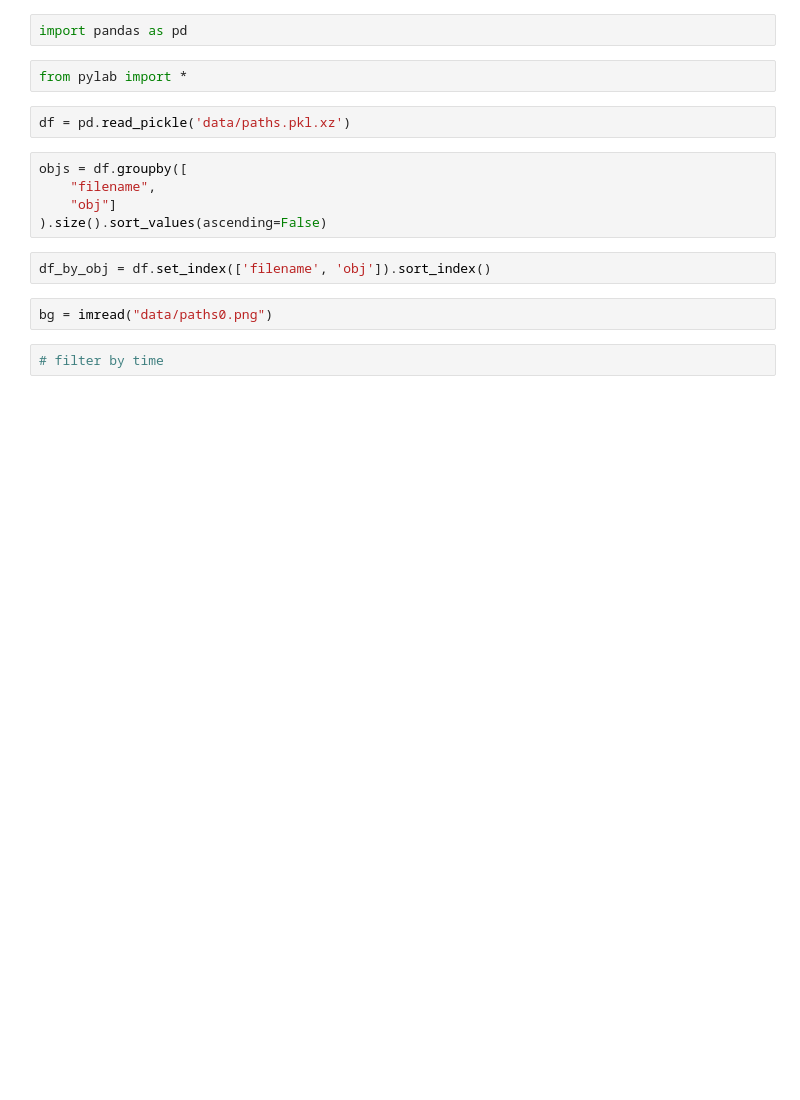
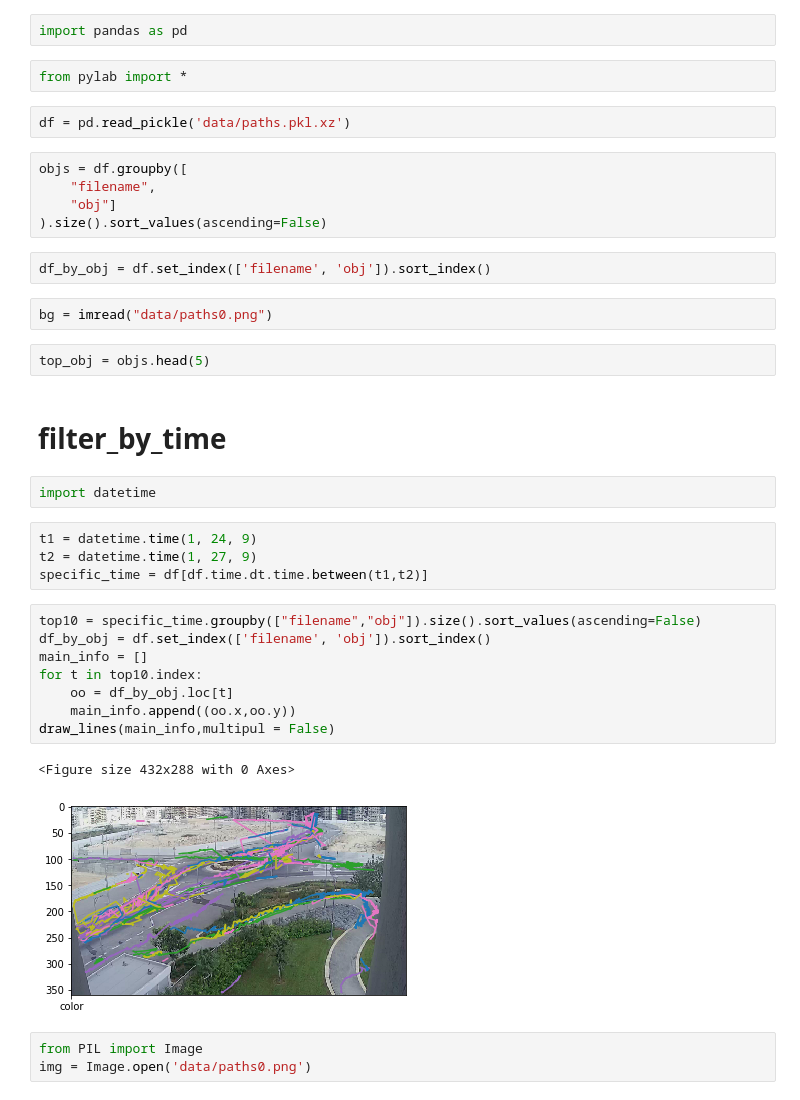
Before and after one commit to chanismile/Paths-Research, a Jupyter notebook: init_queries_Sari.ipynb, the cells around one changed output. Drawn from its saved outputs; the diff is of its cells as text; blank space fills up the shorter version.

Commit message:
add filter by time

```diff
--- a/init_queries_Sari.ipynb
+++ b/init_queries_Sari.ipynb
@@ -13,5 +13,27 @@ objs = df.groupby([
 df_by_obj = df.set_index(['filename', 'obj']).sort_index()
 # %%
 bg = imread("data/paths0.png")
-# %%
-# filter by time
+# %%
+top_obj = objs.head(5)
+# %% [markdown]
+# filter_by_time
+# %%
+import datetime
+# %%
+t1 = datetime.time(1, 24, 9)
+t2 = datetime.time(1, 27, 9)
+specific_time = df[df.time.dt.time.between(t1,t2)]
+# %%
+top10 = specific_time.groupby(["filename","obj"]).size().sort_values(ascending=False)
+df_by_obj = df.set_index(['filename', 'obj']).sort_index()
+main_info = []
+for t in top10.index:
+    oo = df_by_obj.loc[t]
+    main_info.append((oo.x,oo.y))
+draw_lines(main_info,multipul = False)
+# %% [output]
+<Figure size 432x288 with 0 Axes>
+[figure, added]
+# %%
+from PIL import Image
+img = Image.open('data/paths0.png')
```
Also changed, not shown: parts of 2 cells of this notebook.
